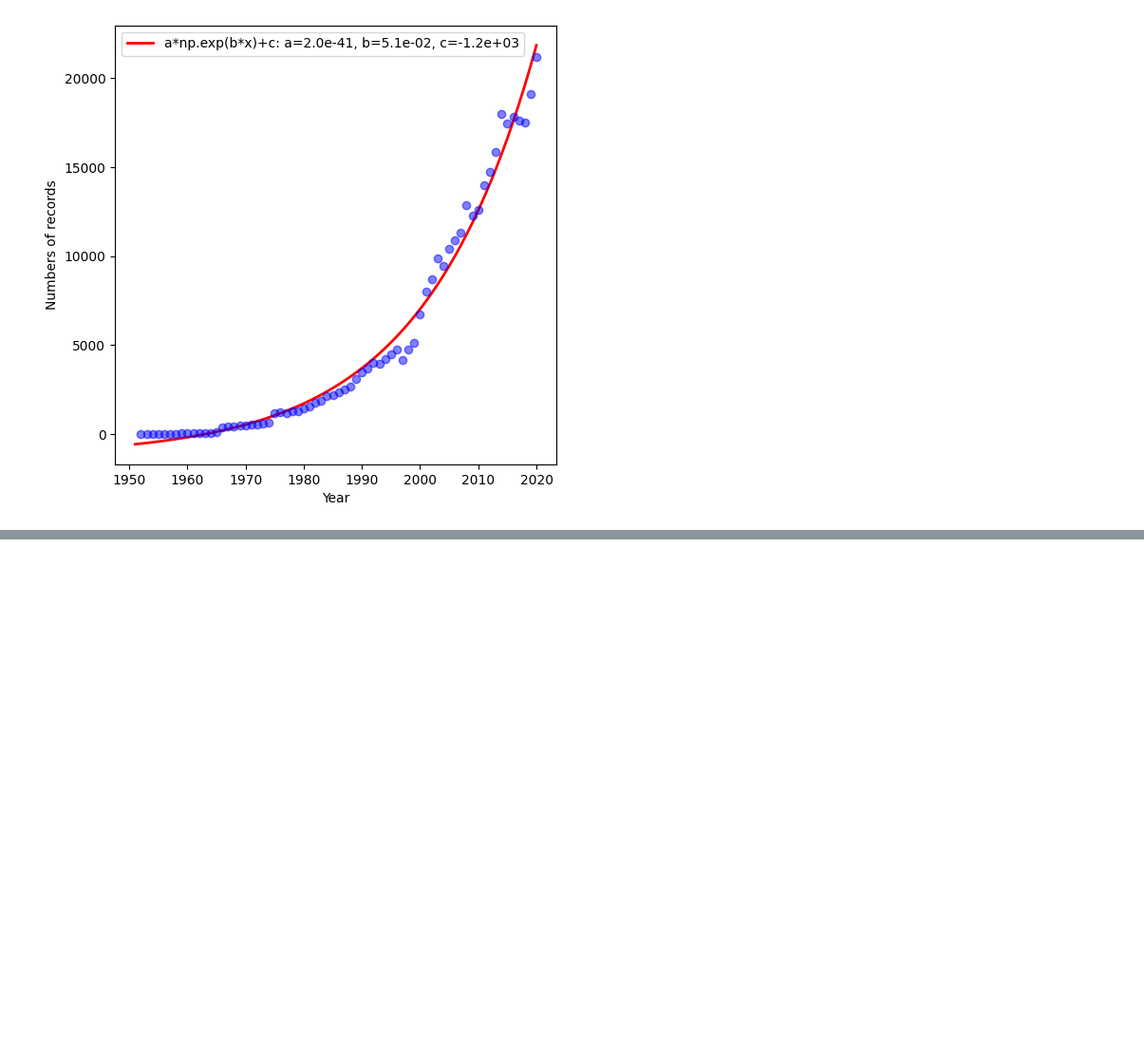
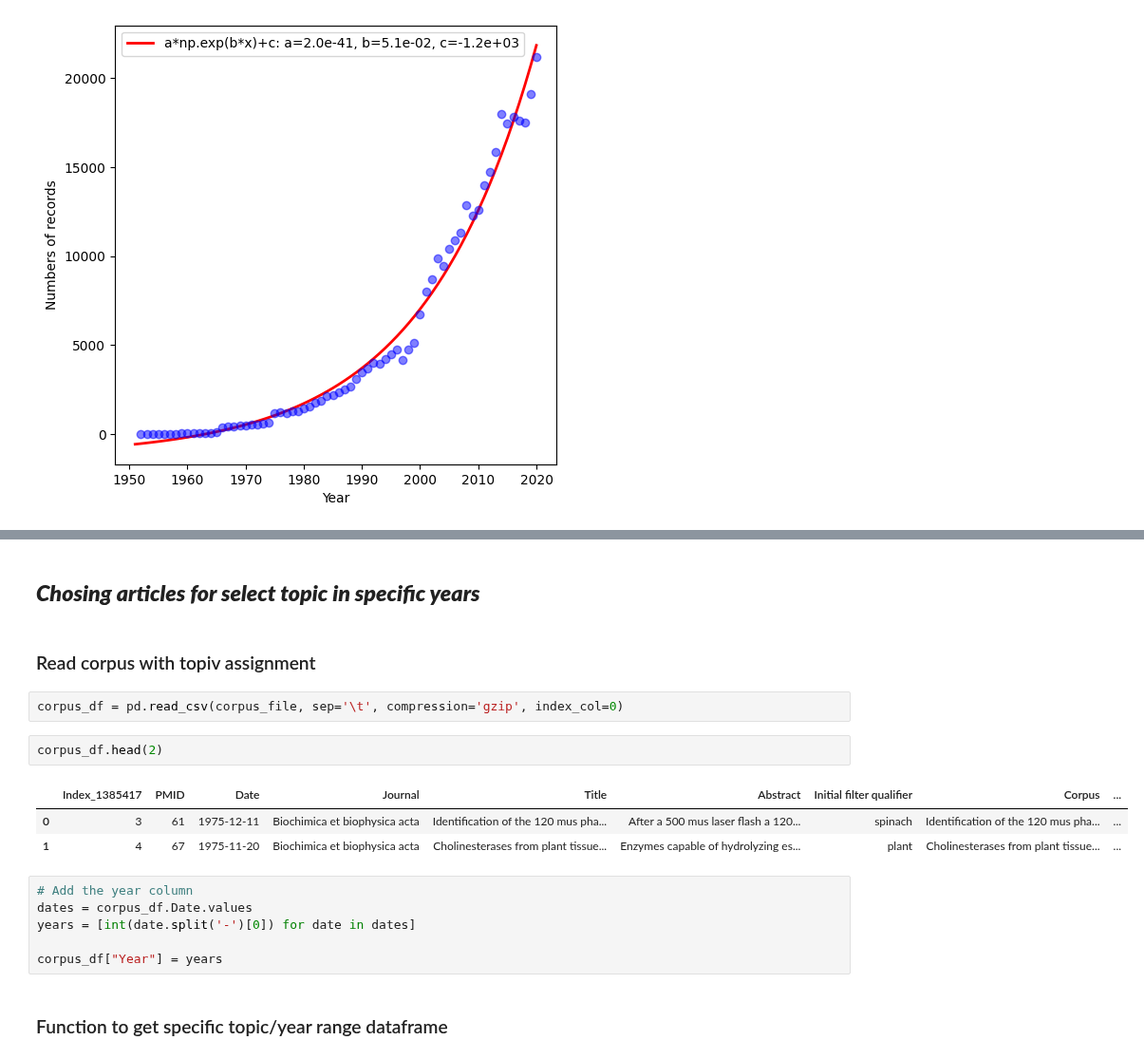
Before and after one commit to ShiuLab/plant_sci_hist, a Jupyter notebook: 9_wrap_up/script_9_wrap_up.ipynb, the cells around one changed output, grey strips where cells are left out. Shown at 95% size. Saved outputs shown, nothing was run; the diff lists cells and outputs as text; blank space fills up the shorter version.

```diff
--- a/9_wrap_up/script_9_wrap_up.ipynb
+++ b/9_wrap_up/script_9_wrap_up.ipynb
@@ -161,0 +187,20 @@ plt.show()
+# %% [markdown]
+## ___Chosing articles for select topic in specific years___
+# %% [markdown]
+### Read corpus with topiv assignment
+# %%
+corpus_df = pd.read_csv(corpus_file, sep='\t', compression='gzip', index_col=0)
+# %%
+corpus_df.head(2)
+# %% [output]
+|  | Index_1385417 | PMID | Date | Journal | Title | Abstract | Initial filter qualifier | Corpus | ... |
+| 0 | 3 | 61 | 1975-12-11 | Biochimica et biophysica acta | Identification of the 120 mus pha... | After a 500 mus laser flash a 120... | spinach | Identification of the 120 mus pha... | ... |
+| 1 | 4 | 67 | 1975-11-20 | Biochimica et biophysica acta | Cholinesterases from plant tissue... | Enzymes capable of hydrolyzing es... | plant | Cholinesterases from plant tissue... | ... |
+# %%
+# Add the year column
+dates = corpus_df.Date.values
+years = [int(date.split('-')[0]) for date in dates]
+
+corpus_df["Year"] = years
+# %% [markdown]
+### Function to get specific topic/year range dataframe
```
Also changed, not shown: parts of 17 cells of this notebook, 2 other files.
